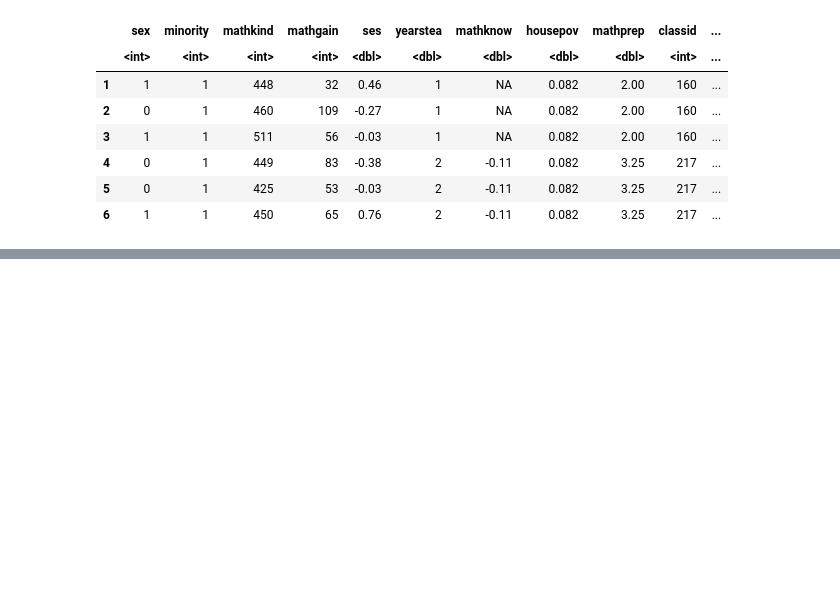
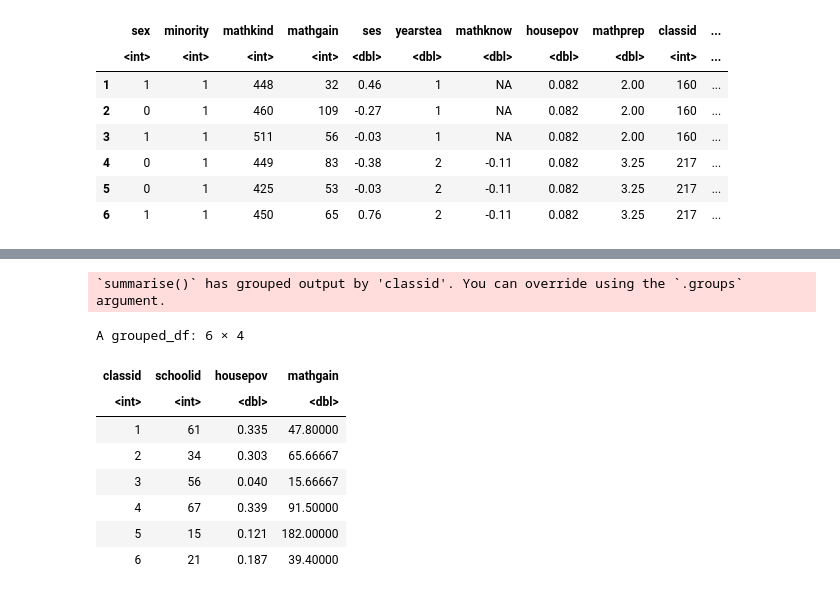
Before and after one commit to benslack19/my_DS_notes, a Jupyter notebook: analysis_and_machine_learning/LMM_datacamp_01.ipynb, the cells around one changed output, grey strips where cells are left out. Cells and saved outputs as stored; diff of their text form; code cells hidden in the pictures; blank space fills up the shorter version.

```diff
--- a/analysis_and_machine_learning/LMM_datacamp_01.ipynb
+++ b/analysis_and_machine_learning/LMM_datacamp_01.ipynb
@@ -85,0 +169,18 @@ A data.frame: 6 × 12
+# %%
+classData <- studentData %>%
+                group_by(classid, schoolid) %>%
+                summarize(housepov = mean(housepov, na.rm=T),
+                          mathgain = mean(mathgain, na.rm=T))
+
+head(classData)
+# %% [output]
+`summarise()` has grouped output by 'classid'. You can override using the `.groups` argument.
+A grouped_df: 6 × 4
+| classid | schoolid | housepov | mathgain |
+| <int> | <int> | <dbl> | <dbl> |
+| 1 | 61 | 0.335 | 47.80000 |
+| 2 | 34 | 0.303 | 65.66667 |
+| 3 | 56 | 0.040 | 15.66667 |
+| 4 | 67 | 0.339 | 91.50000 |
+| 5 | 15 | 0.121 | 182.00000 |
+| 6 | 21 | 0.187 | 39.40000 |
```
Also changed, not shown: parts of 17 cells of this notebook.
